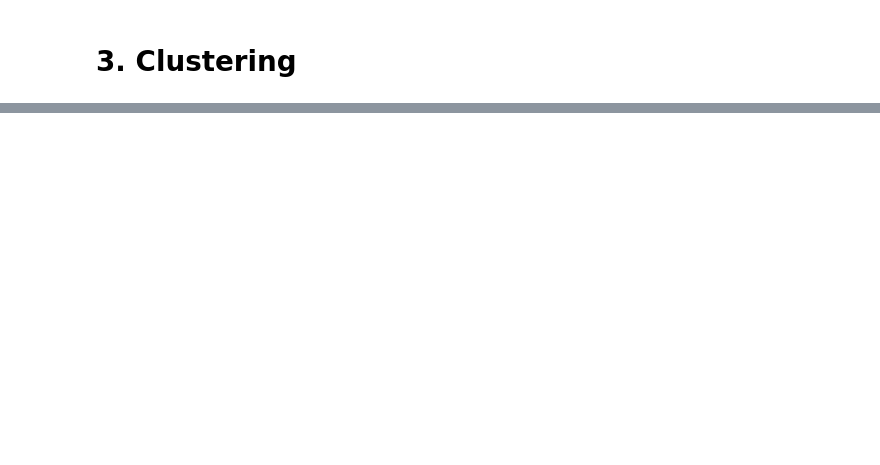
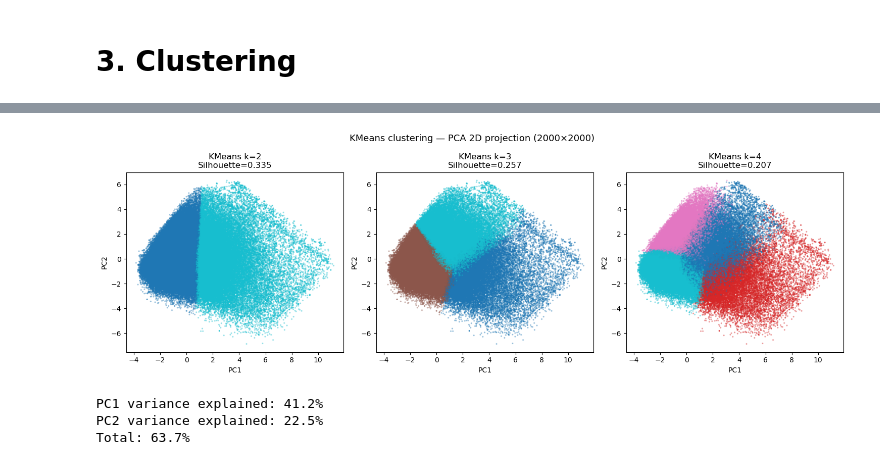
Before and after one commit to telmoolarreaga/PFG, a Jupyter notebook: Base de datos/Analisis_3/Analisis_3_ambos/Analisis_Introductorio_3.1copy copy.ipynb, the cells around one changed output, grey strips where cells are left out. Cells and saved outputs as stored; diff of their text form; code cells hidden in the pictures; blank space fills up the shorter version.

```diff
--- a/Base de datos/Analisis_3/Analisis_3_ambos/Analisis_Introductorio_3.1copy copy.ipynb
+++ b/Base de datos/Analisis_3/Analisis_3_ambos/Analisis_Introductorio_3.1copy copy.ipynb
@@ -1324,0 +892,32 @@ hu4                   0.000   0.005   0.004   0.024   0.000   1.215   0.124   0.
+# %%
+# ── CELL 7: PCA 2D VISUALIZATION ──────────────────────────────────
+pca = PCA(n_components=2, random_state=42)
+X_2d = pca.fit_transform(X_scaled)
+
+sil_k2 = results['KMeans_k2']['silhouette']
+sil_k3 = results['KMeans_k3']['silhouette']
+sil_k4 = results['KMeans_k4']['silhouette']
+
+fig, axes = plt.subplots(1, 3, figsize=(15, 5))
+for ax, k, sil, labels in [
+    (axes[0], 2, sil_k2, results['KMeans_k2']['labels']),
+    (axes[1], 3, sil_k3, results['KMeans_k3']['labels']),
+    (axes[2], 4, sil_k4, results['KMeans_k4']['labels']),
+]:
+    ax.scatter(X_2d[:, 0], X_2d[:, 1], c=labels, cmap='tab10', s=2, alpha=0.3)
+    ax.set_title(f'KMeans k={k}\nSilhouette={sil:.3f}')
+    ax.set_xlabel('PC1'); ax.set_ylabel('PC2')
+
+plt.suptitle('KMeans clustering — PCA 2D projection (2000×2000)', fontsize=13)
+plt.tight_layout()
+plt.savefig('clustering_pca2d_2000.png', dpi=150, bbox_inches='tight')
+plt.show()
+
+print(f"PC1 variance explained: {pca.explained_variance_ratio_[0]*100:.1f}%")
+print(f"PC2 variance explained: {pca.explained_variance_ratio_[1]*100:.1f}%")
+print(f"Total: {sum(pca.explained_variance_ratio_)*100:.1f}%")
+# %% [output]
+[figure, added]
+PC1 variance explained: 41.2%
+PC2 variance explained: 22.5%
+Total: 63.7%
```
Also changed, not shown: parts of 46 cells of this notebook.
